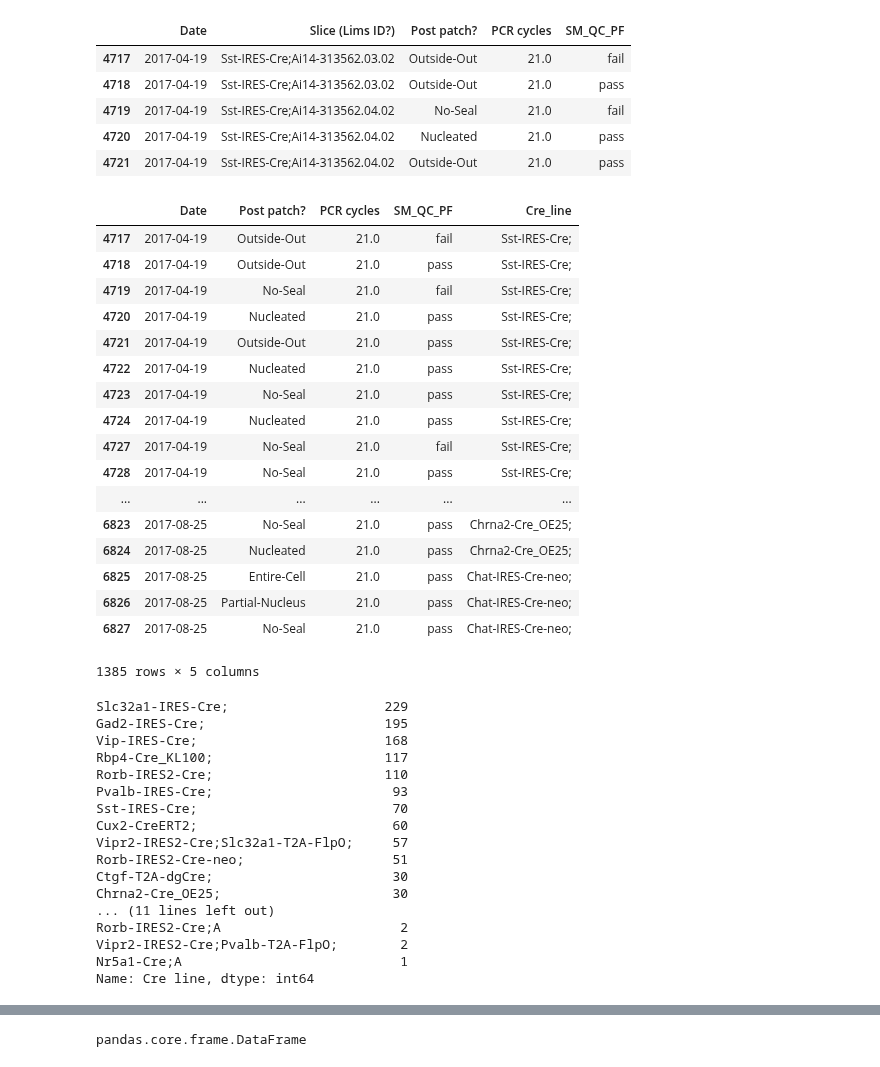
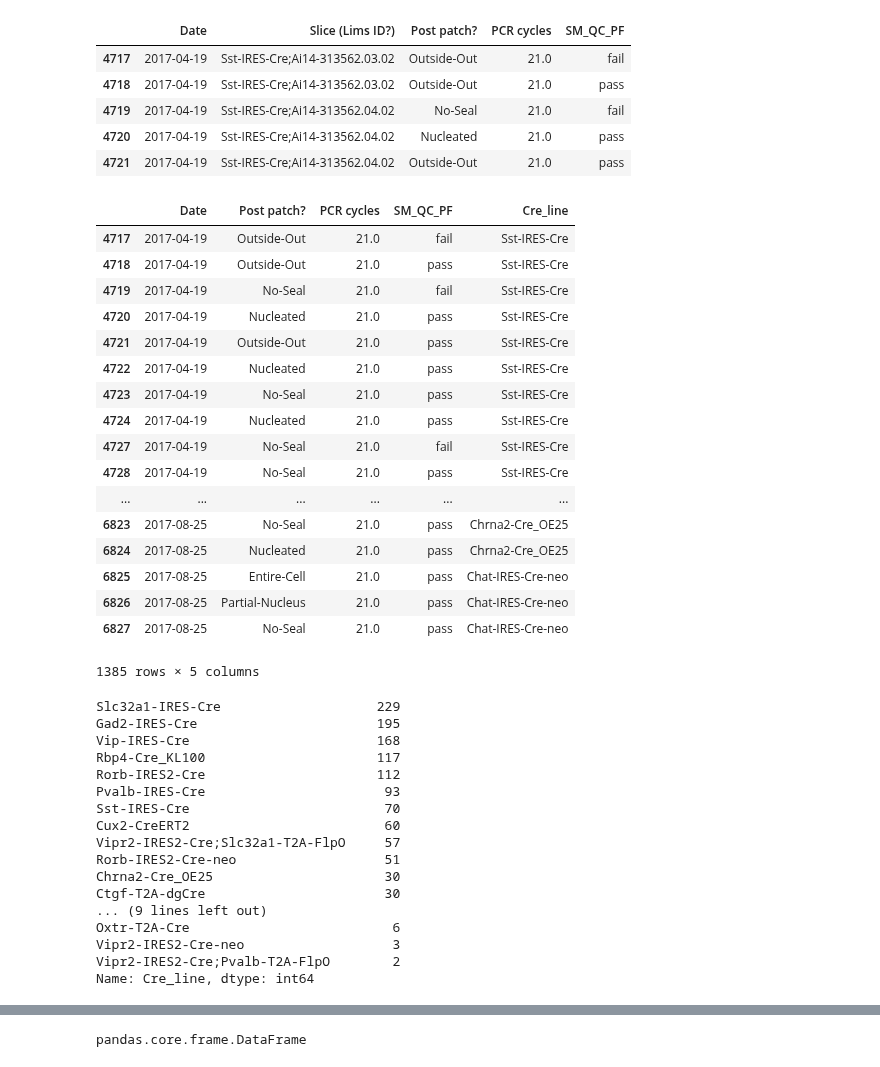
Before and after one commit to ru57y34nn/patchseq_gdoc_analysis, a Jupyter notebook: nucleated_patches_by_cre_line.ipynb, the cells around one changed output, grey strips where cells are left out. Cells and saved outputs as stored; diff of their text form; code cells hidden in the pictures.

```diff
--- a/nucleated_patches_by_cre_line.ipynb
+++ b/nucleated_patches_by_cre_line.ipynb
@@ -32,27 +32,27 @@ ps.head()
 | 4720 | 2017-04-19 | Sst-IRES-Cre;Ai14-313562.04.02 | Nucleated | 21.0 | pass |
 | 4721 | 2017-04-19 | Sst-IRES-Cre;Ai14-313562.04.02 | Outside-Out | 21.0 | pass |
 # %%
-ps['Cre_line'] = ps['Slice (Lims ID?)'].str[:-17]
+ps['Cre_line'] = ps['Slice (Lims ID?)'].str[:-18]
 ps = ps.drop('Slice (Lims ID?)', 1)
 ps
 # %% [output]
 |  | Date | Post patch? | PCR cycles | SM_QC_PF | Cre_line |
-| 4717 | 2017-04-19 | Outside-Out | 21.0 | fail | Sst-IRES-Cre; |
-| 4718 | 2017-04-19 | Outside-Out | 21.0 | pass | Sst-IRES-Cre; |
-| 4719 | 2017-04-19 | No-Seal | 21.0 | fail | Sst-IRES-Cre; |
-| 4720 | 2017-04-19 | Nucleated | 21.0 | pass | Sst-IRES-Cre; |
-| 4721 | 2017-04-19 | Outside-Out | 21.0 | pass | Sst-IRES-Cre; |
-| 4722 | 2017-04-19 | Nucleated | 21.0 | pass | Sst-IRES-Cre; |
-| 4723 | 2017-04-19 | No-Seal | 21.0 | pass | Sst-IRES-Cre; |
-| 4724 | 2017-04-19 | Nucleated | 21.0 | pass | Sst-IRES-Cre; |
-| 4727 | 2017-04-19 | No-Seal | 21.0 | fail | Sst-IRES-Cre; |
-| 4728 | 2017-04-19 | No-Seal | 21.0 | pass | Sst-IRES-Cre; |
+| 4717 | 2017-04-19 | Outside-Out | 21.0 | fail | Sst-IRES-Cre |
+| 4718 | 2017-04-19 | Outside-Out | 21.0 | pass | Sst-IRES-Cre |
+| 4719 | 2017-04-19 | No-Seal | 21.0 | fail | Sst-IRES-Cre |
+| 4720 | 2017-04-19 | Nucleated | 21.0 | pass | Sst-IRES-Cre |
+| 4721 | 2017-04-19 | Outside-Out | 21.0 | pass | Sst-IRES-Cre |
+| 4722 | 2017-04-19 | Nucleated | 21.0 | pass | Sst-IRES-Cre |
+| 4723 | 2017-04-19 | No-Seal | 21.0 | pass | Sst-IRES-Cre |
+| 4724 | 2017-04-19 | Nucleated | 21.0 | pass | Sst-IRES-Cre |
+| 4727 | 2017-04-19 | No-Seal | 21.0 | fail | Sst-IRES-Cre |
+| 4728 | 2017-04-19 | No-Seal | 21.0 | pass | Sst-IRES-Cre |
 | ... | ... | ... | ... | ... | ... |
-| 6823 | 2017-08-25 | No-Seal | 21.0 | pass | Chrna2-Cre_OE25; |
-| 6824 | 2017-08-25 | Nucleated | 21.0 | pass | Chrna2-Cre_OE25; |
-| 6825 | 2017-08-25 | Entire-Cell | 21.0 | pass | Chat-IRES-Cre-neo; |
-| 6826 | 2017-08-25 | Partial-Nucleus | 21.0 | pass | Chat-IRES-Cre-neo; |
-| 6827 | 2017-08-25 | No-Seal | 21.0 | pass | Chat-IRES-Cre-neo; |
+| 6823 | 2017-08-25 | No-Seal | 21.0 | pass | Chrna2-Cre_OE25 |
+| 6824 | 2017-08-25 | Nucleated | 21.0 | pass | Chrna2-Cre_OE25 |
+| 6825 | 2017-08-25 | Entire-Cell | 21.0 | pass | Chat-IRES-Cre-neo |
+| 6826 | 2017-08-25 | Partial-Nucleus | 21.0 | pass | Chat-IRES-Cre-neo |
+| 6827 | 2017-08-25 | No-Seal | 21.0 | pass | Chat-IRES-Cre-neo |
 1385 rows × 5 columns
 # %%
 ps0 = ps.drop('Post patch?', 1)
@@ -61,24 +61,24 @@ ps0 = ps.drop('SM_QC_PF', 1)
 # %%
 ps0.to_csv('cre_nuc.csv')
 # %%
-ps['Cre line'].value_counts()
+ps['Cre_line'].value_counts()
 #ps['Cre line'].sort_values()
 # %% [output]
-Slc32a1-IRES-Cre;                    229
-Gad2-IRES-Cre;                       195
-Vip-IRES-Cre;                        168
-Rbp4-Cre_KL100;                      117
-Rorb-IRES2-Cre;                      110
-Pvalb-IRES-Cre;                       93
-Sst-IRES-Cre;                         70
-Cux2-CreERT2;                         60
-Vipr2-IRES2-Cre;Slc32a1-T2A-FlpO;     57
-Rorb-IRES2-Cre-neo;                   51
-Ctgf-T2A-dgCre;                       30
-Chrna2-Cre_OE25;                      30
-... (11 lines left out)
-Rorb-IRES2-Cre;A                       2
-Vipr2-IRES2-Cre;Pvalb-T2A-FlpO;        2
-Nr5a1-Cre;A                            1
-Name: Cre line, dtype: int64
+Slc32a1-IRES-Cre                    229
+Gad2-IRES-Cre                       195
+Vip-IRES-Cre                        168
+Rbp4-Cre_KL100                      117
+Rorb-IRES2-Cre                      112
+Pvalb-IRES-Cre                       93
+Sst-IRES-Cre                         70
+Cux2-CreERT2                         60
+Vipr2-IRES2-Cre;Slc32a1-T2A-FlpO     57
+Rorb-IRES2-Cre-neo                   51
+Chrna2-Cre_OE25                      30
+Ctgf-T2A-dgCre                       30
+... (9 lines left out)
+Oxtr-T2A-Cre                          6
+Vipr2-IRES2-Cre-neo                   3
+Vipr2-IRES2-Cre;Pvalb-T2A-FlpO        2
+Name: Cre_line, dtype: int64
 # %%
```
Also changed, not shown: parts of 14 cells of this notebook, 2 other files.
